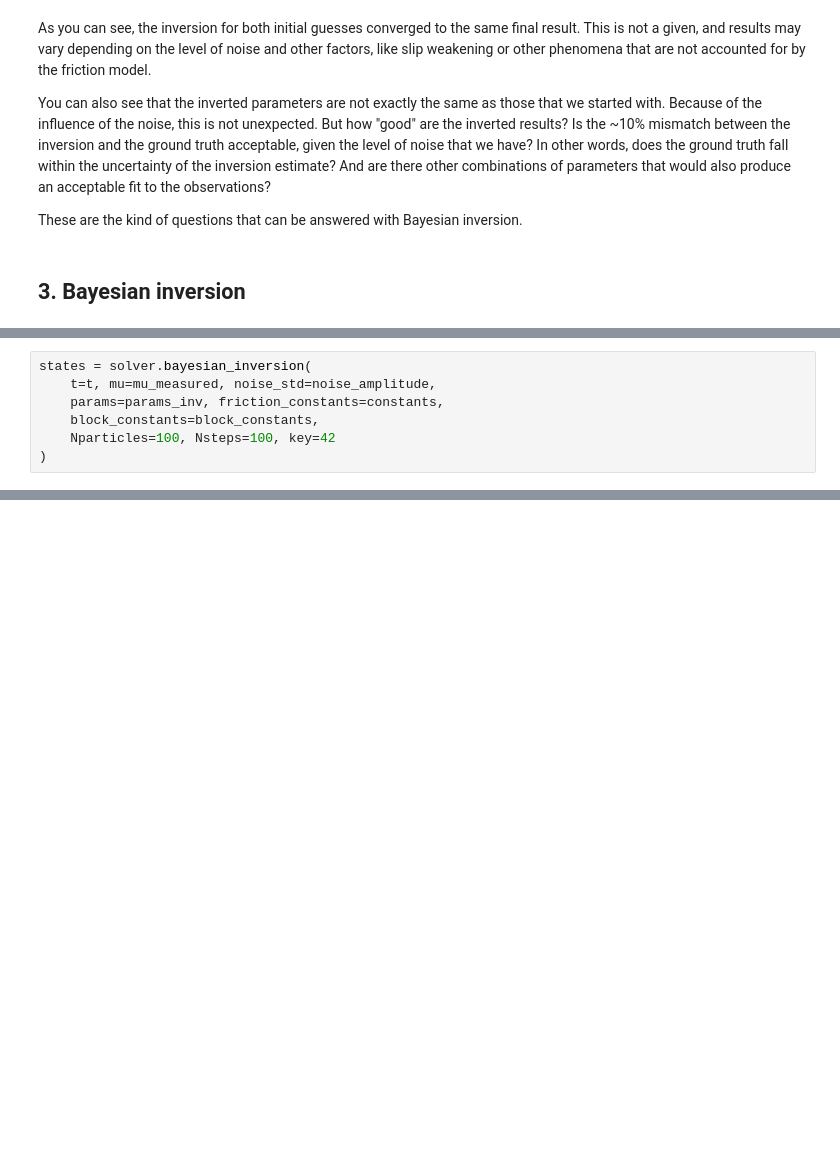
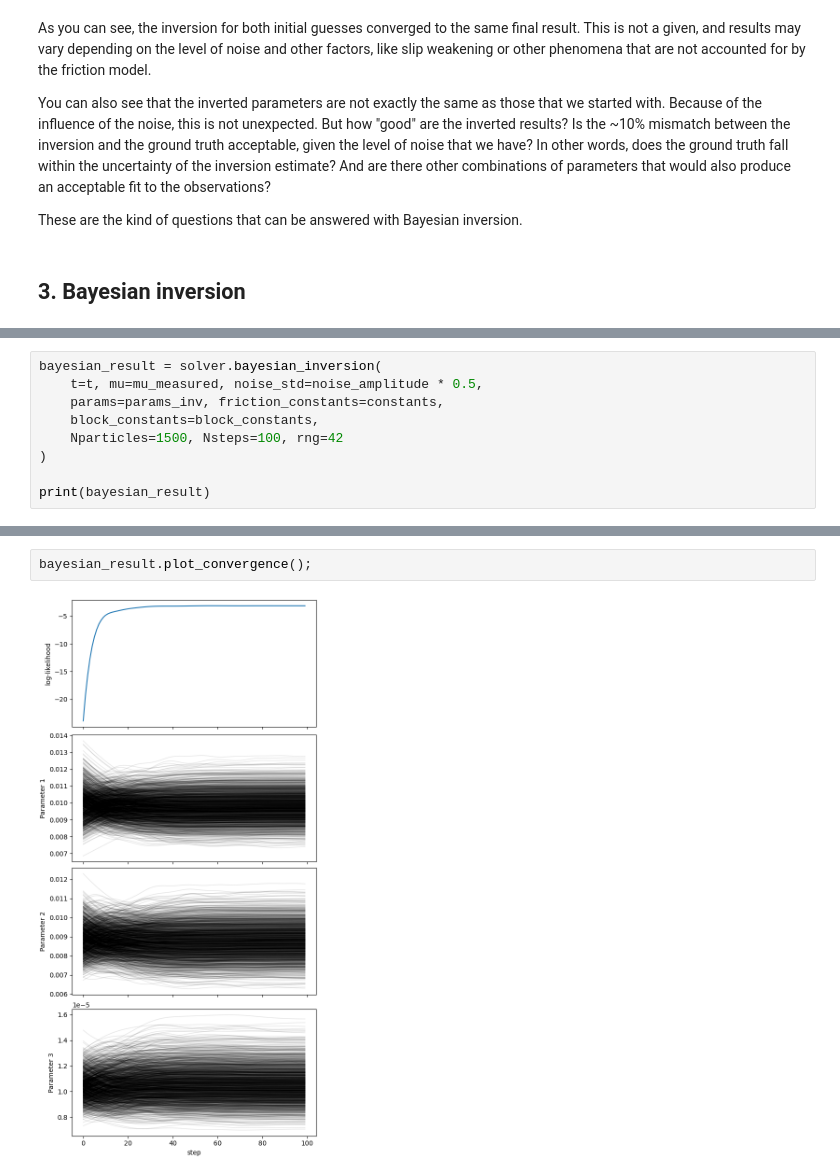
Before and after one commit to martijnende/diabayes, a Jupyter notebook: examples/simple_inversion.ipynb, the cells around one changed output, grey strips where cells are left out. Drawn from its saved outputs; the diff is of its cells as text; blank space fills up the shorter version.

```diff
--- a/examples/simple_inversion.ipynb
+++ b/examples/simple_inversion.ipynb
@@ -218,8 +235,10 @@ These are the kind of questions that can be answered with Bayesian inversion.
 # %%
-states = solver.bayesian_inversion(
-    t=t, mu=mu_measured, noise_std=noise_amplitude,
+bayesian_result = solver.bayesian_inversion(
+    t=t, mu=mu_measured, noise_std=noise_amplitude * 0.5,
     params=params_inv, friction_constants=constants,
     block_constants=block_constants,
-    Nparticles=100, Nsteps=100, key=42
+    Nparticles=1500, Nsteps=100, rng=42
 )
+
+print(bayesian_result)
 # %% [output]
@@ -226,0 +264,4 @@ TypeError: multiple values for argument 't'
+# %%
+bayesian_result.plot_convergence();
+# %% [output]
+[figure, added]
```
Also changed, not shown: parts of 12 cells of this notebook, 2 other files.
